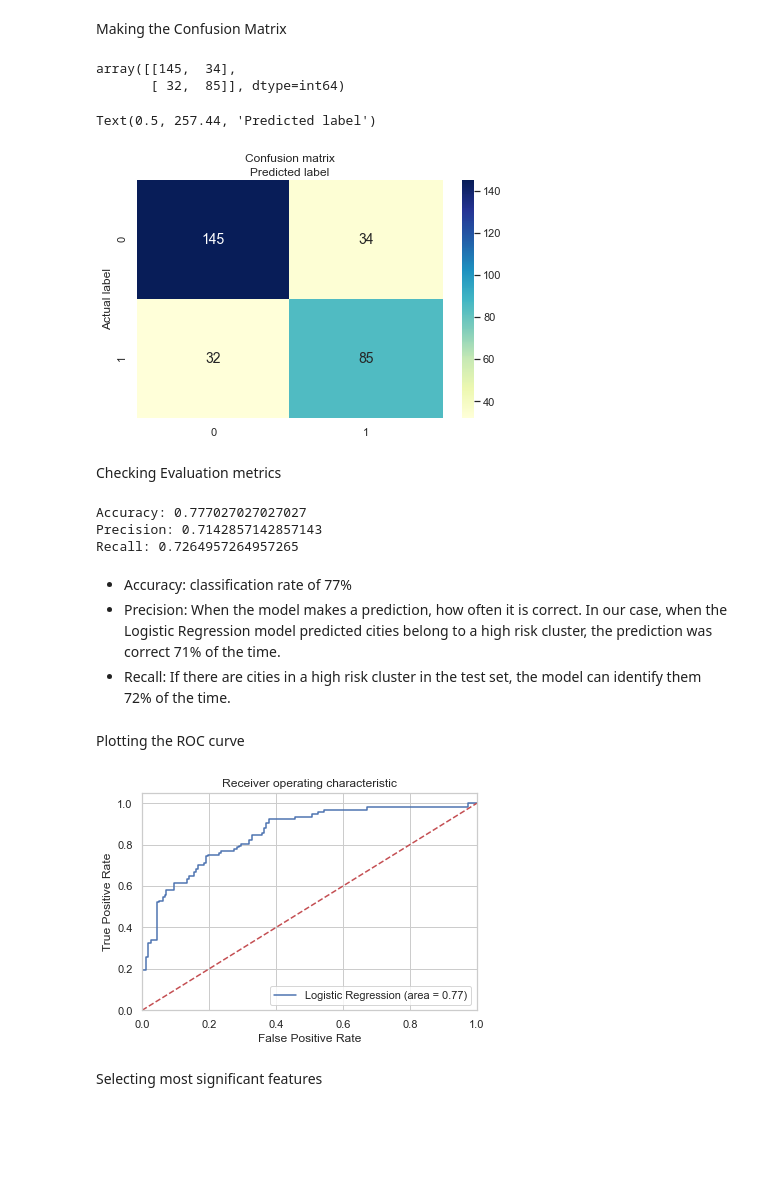
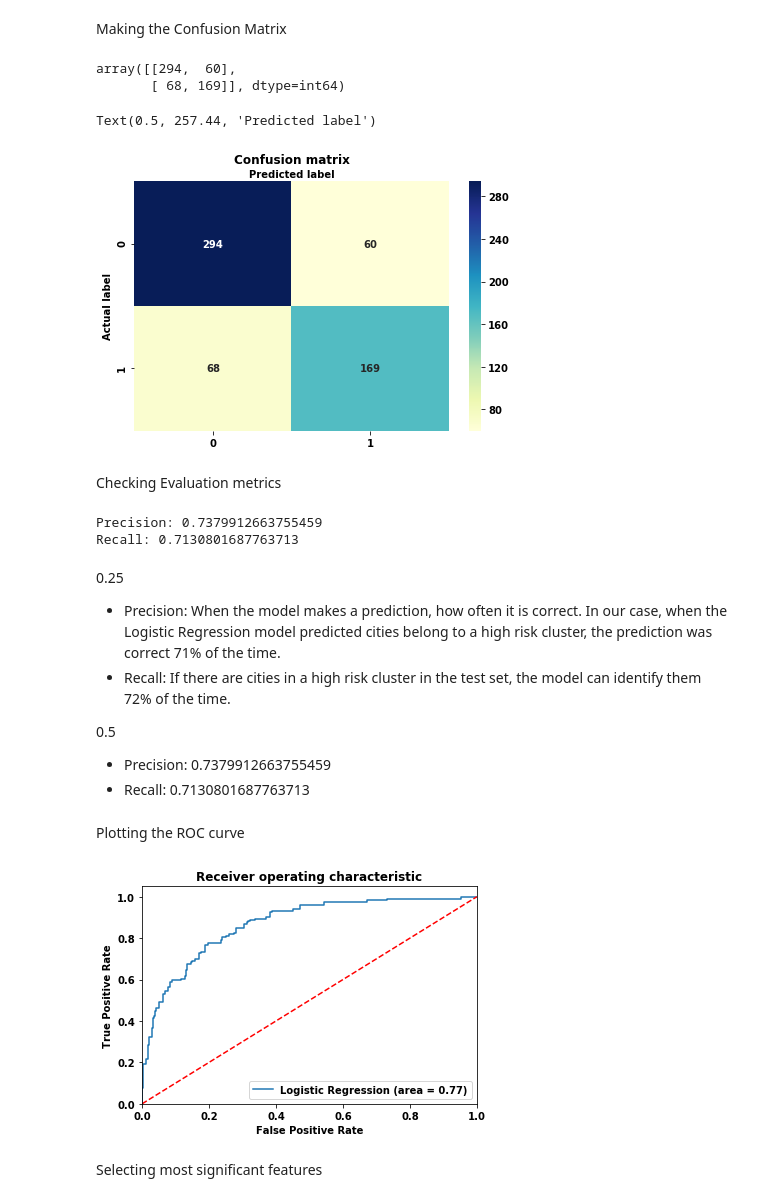
Before and after one commit to pypas/suicities-datasus, a Jupyter notebook: LinearModels/LogisticRegression/logistic_regression_spatial_cluster.ipynb, the cells around one changed output. Saved outputs shown, nothing was run; the diff lists cells and outputs as text; code cells hidden in the pictures; blank space fills up the shorter version.

Commit message:
Changed test_size to 0.5, commented Accuracy

```diff
--- a/LinearModels/LogisticRegression/logistic_regression_spatial_cluster.ipynb
+++ b/LinearModels/LogisticRegression/logistic_regression_spatial_cluster.ipynb
@@ -50,7 +59,7 @@ y = df.iloc[:, -1].values
 Splitting the dataset into the Training set and Test set
 # %%
 from sklearn.model_selection import train_test_split
-X_train, X_test, y_train, y_test = train_test_split(X, y, test_size = 0.25, random_state = 0)
+X_train, X_test, y_train, y_test = train_test_split(X, y, test_size=0.5, random_state=0)
 # %% [markdown]
 Feature Scaling
 # %%
@@ -81,16 +90,16 @@ from sklearn.metrics import confusion_matrix
 cm = confusion_matrix(y_test, y_pred)
 cm
 # %% [output]
-array([[145,  34],
-       [ 32,  85]], dtype=int64)
+array([[294,  60],
+       [ 68, 169]], dtype=int64)
 # %%
-class_names=[0,1] # name  of classes
+class_names = [0, 1] # name  of classes
 fig, ax = plt.subplots()
 tick_marks = np.arange(len(class_names))
 plt.xticks(tick_marks, class_names)
 plt.yticks(tick_marks, class_names)
 # create heatmap
-sns.heatmap(pd.DataFrame(cm), annot=True, cmap="YlGnBu" ,fmt='g')
+sns.heatmap(pd.DataFrame(cm), annot=True, cmap="YlGnBu", fmt='g')
 ax.xaxis.set_label_position("top")
 plt.tight_layout()
 plt.title('Confusion matrix', y=1.1)
@@ -98,44 +107,49 @@ plt.ylabel('Actual label')
 plt.xlabel('Predicted label')
 # %% [output]
 Text(0.5, 257.44, 'Predicted label')
-[figure, old version]
+[figure, new version]
 # %% [markdown]
 Checking Evaluation metrics
 # %%
 from sklearn import metrics
-print("Accuracy:",metrics.accuracy_score(y_test, y_pred))
+#print("Accuracy:",metrics.accuracy_score(y_test, y_pred))
 print("Precision:",metrics.precision_score(y_test, y_pred))
 print("Recall:",metrics.recall_score(y_test, y_pred))
 # %% [output]
-Accuracy: 0.777027027027027
-Precision: 0.7142857142857143
-Recall: 0.7264957264957265
+Precision: 0.7379912663755459
+Recall: 0.7130801687763713
 # %% [markdown]
-- Accuracy: classification rate of 77%
+0.25
+
 - Precision: When the model makes a prediction, how often it is correct.
 In our case, when the Logistic Regression model predicted cities belong to a high risk cluster, the prediction was correct 71% of the time.
 - Recall: If there are cities in a high risk cluster in the test set, the model can identify them 72% of the time.
+
+0.5
+
+- Precision: 0.7379912663755459
+- Recall: 0.7130801687763713
 # %% [markdown]
 Plotting the ROC curve
 # %%
 from sklearn.metrics import roc_auc_score
 from sklearn.metrics import roc_curve
 
-plt.rc("font", size=14)
+plt.rc("font", size=10)
 logit_roc_auc = roc_auc_score(y_test, classifier.predict(X_test))
 fpr, tpr, thresholds = roc_curve(y_test, classifier.predict_proba(X_test)[:,1])
 plt.figure()
 plt.plot(fpr, tpr, label='Logistic Regression (area = %0.2f)' % logit_roc_auc)
 plt.plot([0, 1], [0, 1],'r--')
 plt.xlim([0.0, 1.0])
 plt.ylim([0.0, 1.05])
 plt.xlabel('False Positive Rate')
 plt.ylabel('True Positive Rate')
 plt.title('Receiver operating characteristic')
 plt.legend(loc="lower right")
 plt.show()
 # %% [output]
-[figure, old version]
+[figure, new version]
 # %% [markdown]
 Selecting most significant features
 # %%
```
Also changed, not shown: parts of 7 cells of this notebook.
